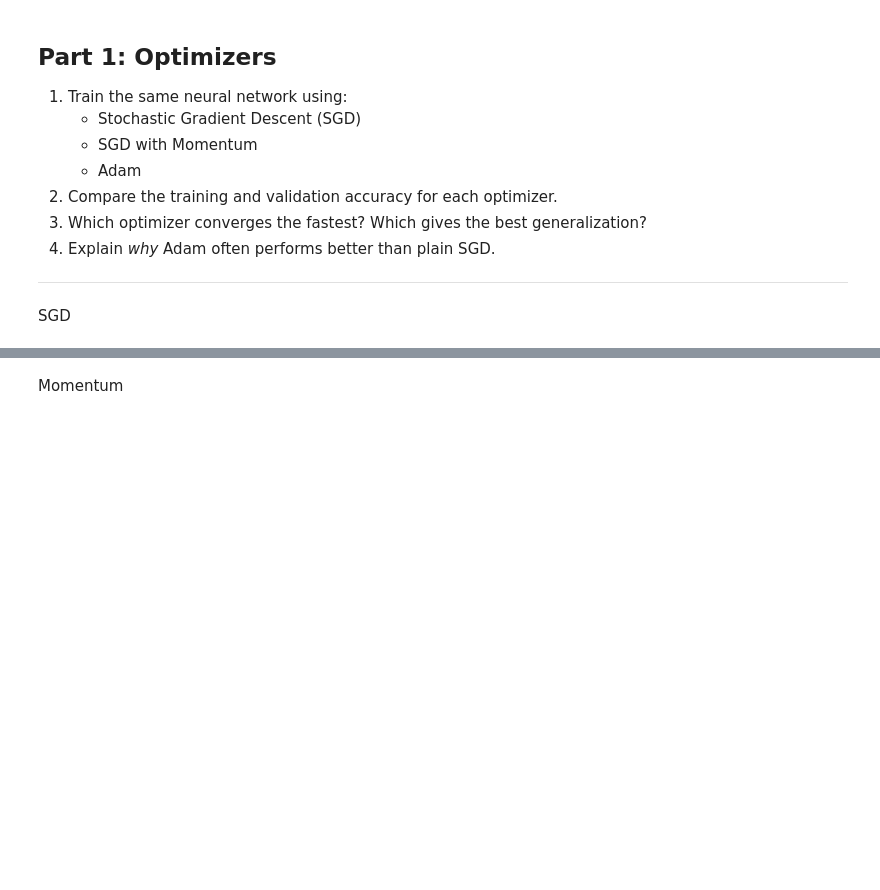
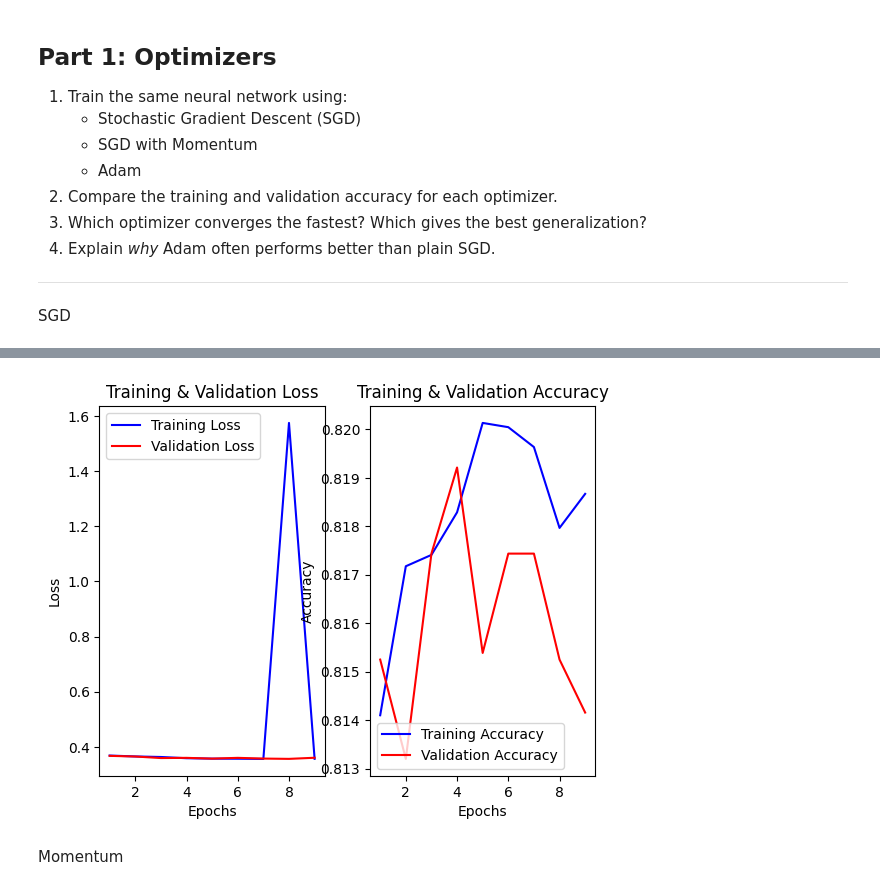
Before and after one commit to Yoyosalah/DeepLearning_task, a Jupyter notebook: Deep_Learning_Task.ipynb, the cells around one changed output, grey strips where cells are left out. Drawn from its saved outputs; the diff is of its cells as text; code cells hidden in the pictures; blank space fills up the shorter version.

Commit message:
added conclusions and plots for results

```diff
--- a/Deep_Learning_Task.ipynb
+++ b/Deep_Learning_Task.ipynb
@@ -254,12 +271,35 @@ def create_model():
     Dense(1,activation='sigmoid')
     ])
     return model
+# %%
+def plot_history(history):
+    loss = history.history.get('loss')[1:]
+    val_loss = history.history.get('val_loss')[1:]
+    accuracy = history.history.get('accuracy')[1:]
+    val_accuracy = history.history.get('val_accuracy')[1:]
+    epochs = history.epoch[1:] #skipping first epoch to fix the scale of the graph
+
+    plt.subplot(1,2,1)
+    plt.plot(epochs,loss,'b-',label='Training Loss')
+    plt.plot(epochs,val_loss,'r-',label='Validation Loss')
+    plt.title('Training & Validation Loss')
+    plt.xlabel('Epochs')
+    plt.ylabel('Loss')
+    plt.legend()
+
+    plt.subplot(1,2,2)
+    plt.plot(epochs,accuracy,'b-',label='Training Accuracy')
+    plt.plot(epochs,val_accuracy,'r-',label='Validation Accuracy')
+    plt.title('Training & Validation Accuracy')
+    plt.xlabel('Epochs')
+    plt.ylabel('Accuracy')
+    plt.legend()
+    plt.show()
 # %% [markdown]
 SGD
 # %%
 model_sgd = create_model()
 optimizer = SGD(learning_rate=0.01)
 model_sgd.compile(optimizer=optimizer,loss='binary_crossentropy', metrics=['accuracy'])
-history_sgd = model_sgd.fit(X_train, y_train, validation_data=(X_val, y_val), epochs=10,batch_size=1)
-history_sgd
+history_sgd = model_sgd.fit(X_train, y_train, validation_data=(X_val, y_val), epochs=10,batch_size=1,verbose=True)
 # %% [output]
@@ -275,3 +326,7 @@ Epoch 2/10
+# %%
+plot_history(history_sgd)
+# %% [output]
+[figure, added]
 # %% [markdown]
 Momentum
 # %%
```
Also changed, not shown: parts of 29 cells of this notebook.
